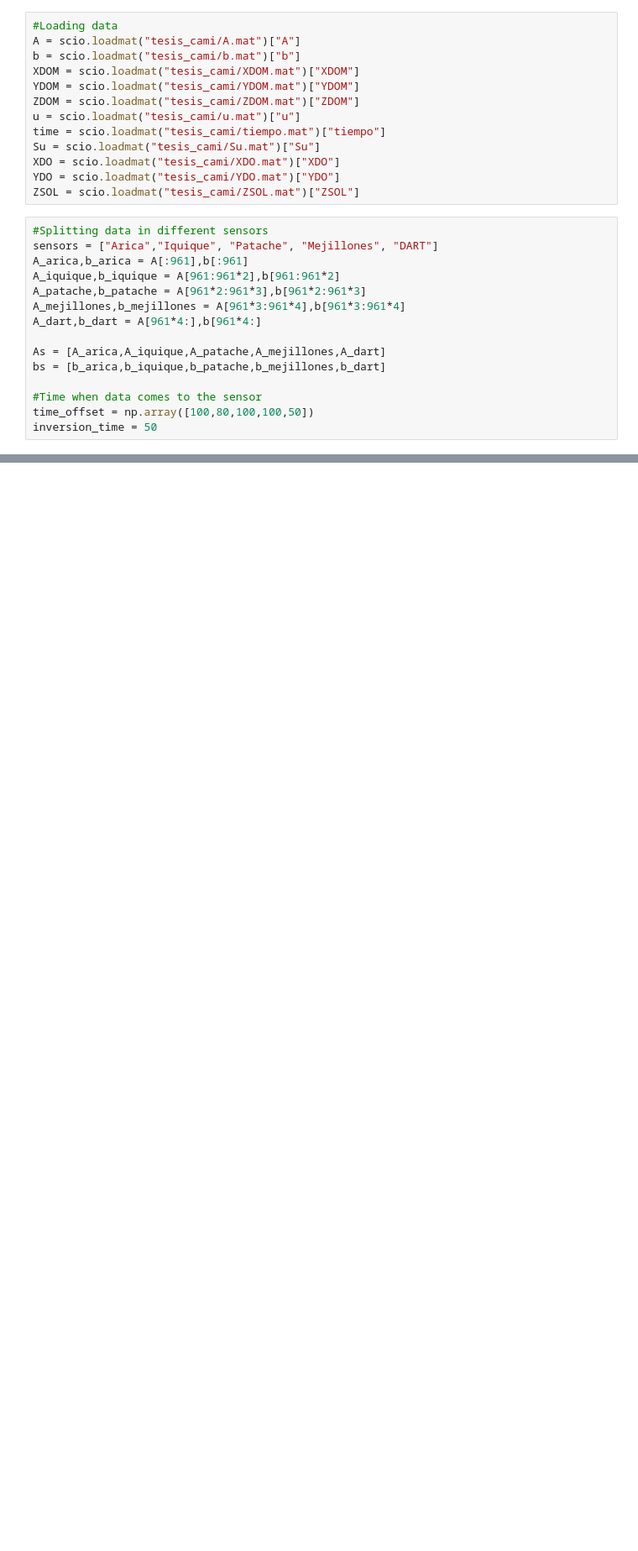
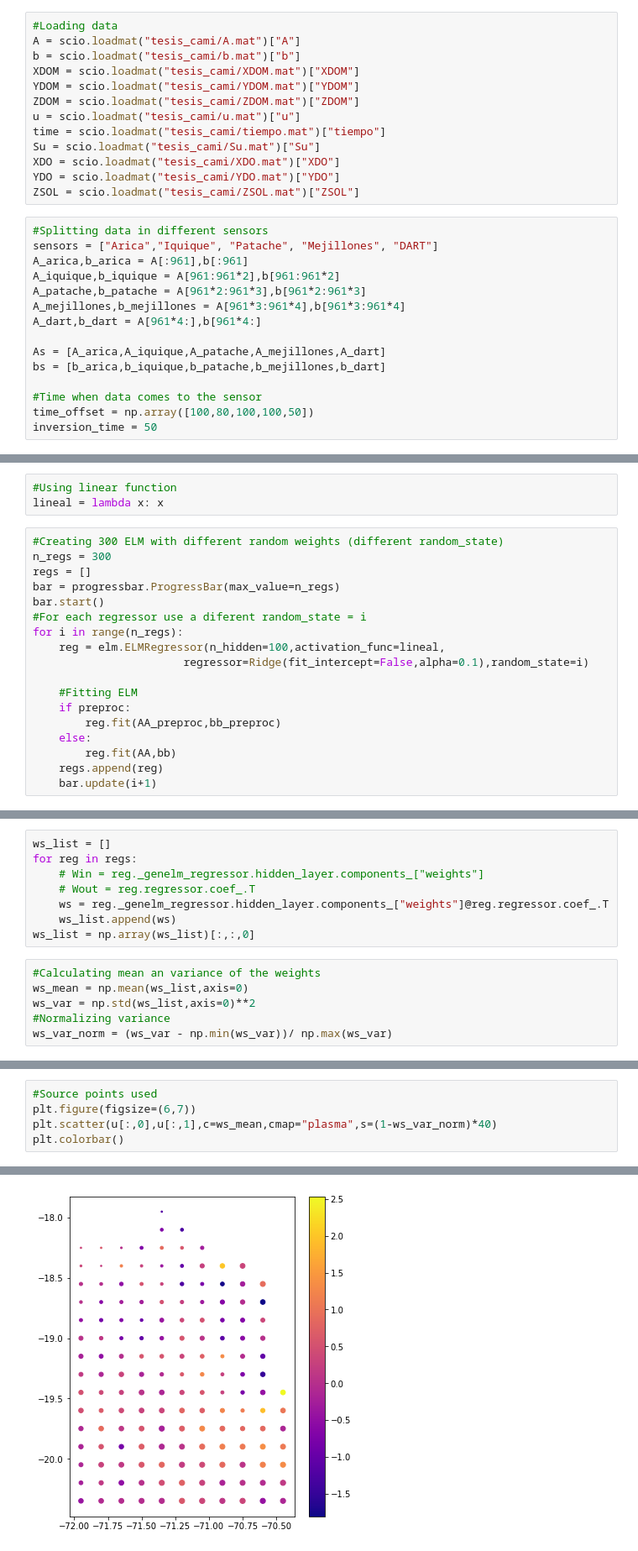
Before and after one commit to cvalenzu/ELM-Tsunami-inversion, a Jupyter notebook: ELM Inversion.ipynb, the cells around one changed output, grey strips where cells are left out. Shown: that part at 84% size. Saved outputs shown, nothing was run; the diff lists cells and outputs as text; blank space fills up the shorter version.

```diff
--- a/ELM Inversion.ipynb
+++ b/ELM Inversion.ipynb
@@ -104,0 +83,21 @@ for A_test_i, b_test_i,title in zip(AA_test,bb_test,sensors):
+# %%
+#Using linear function
+lineal = lambda x: x
+# %%
+#Creating 300 ELM with different random weights (different random_state)
+n_regs = 300
+regs = []
+bar = progressbar.ProgressBar(max_value=n_regs)
+bar.start()
+#For each regressor use a diferent random_state = i
+for i in range(n_regs):
+    reg = elm.ELMRegressor(n_hidden=100,activation_func=lineal,
+                       regressor=Ridge(fit_intercept=False,alpha=0.1),random_state=i)
+
+    #Fitting ELM
+    if preproc:
+        reg.fit(AA_preproc,bb_preproc)
+    else:
+        reg.fit(AA,bb)
+    regs.append(reg)
+    bar.update(i+1)
@@ -104,0 +173,14 @@ for A_test_i, b_test_i,title in zip(AA_test,bb_test,sensors):
+# %%
+ws_list = []
+for reg in regs:
+    # Win = reg._genelm_regressor.hidden_layer.components_["weights"]
+    # Wout = reg.regressor.coef_.T
+    ws = reg._genelm_regressor.hidden_layer.components_["weights"]@reg.regressor.coef_.T
+    ws_list.append(ws)
+ws_list = np.array(ws_list)[:,:,0]
+# %%
+#Calculating mean an variance of the weights
+ws_mean = np.mean(ws_list,axis=0)
+ws_var = np.std(ws_list,axis=0)**2
+#Normalizing variance
+ws_var_norm = (ws_var - np.min(ws_var))/ np.max(ws_var)
@@ -104,0 +190,6 @@ for A_test_i, b_test_i,title in zip(AA_test,bb_test,sensors):
+# %%
+#Source points used
+plt.figure(figsize=(6,7))
+plt.scatter(u[:,0],u[:,1],c=ws_mean,cmap="plasma",s=(1-ws_var_norm)*40)
+plt.colorbar()
+# %% [output]
@@ -104,0 +197 @@ for A_test_i, b_test_i,title in zip(AA_test,bb_test,sensors):
+[figure, added]
```
Also changed, not shown: parts of 10 cells of this notebook, 1 other file.
